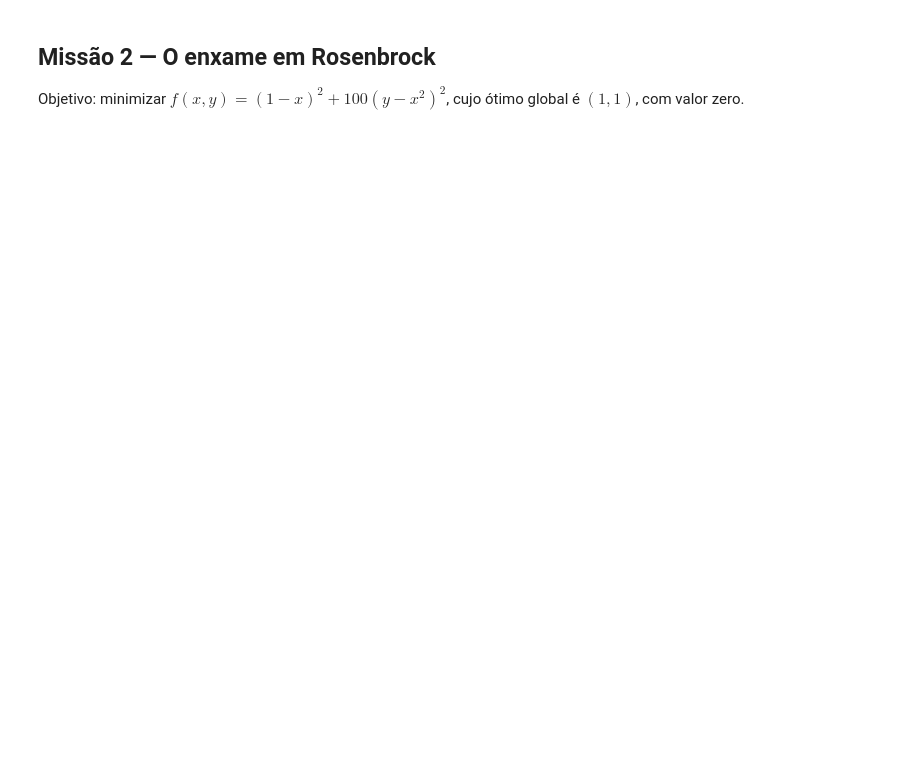
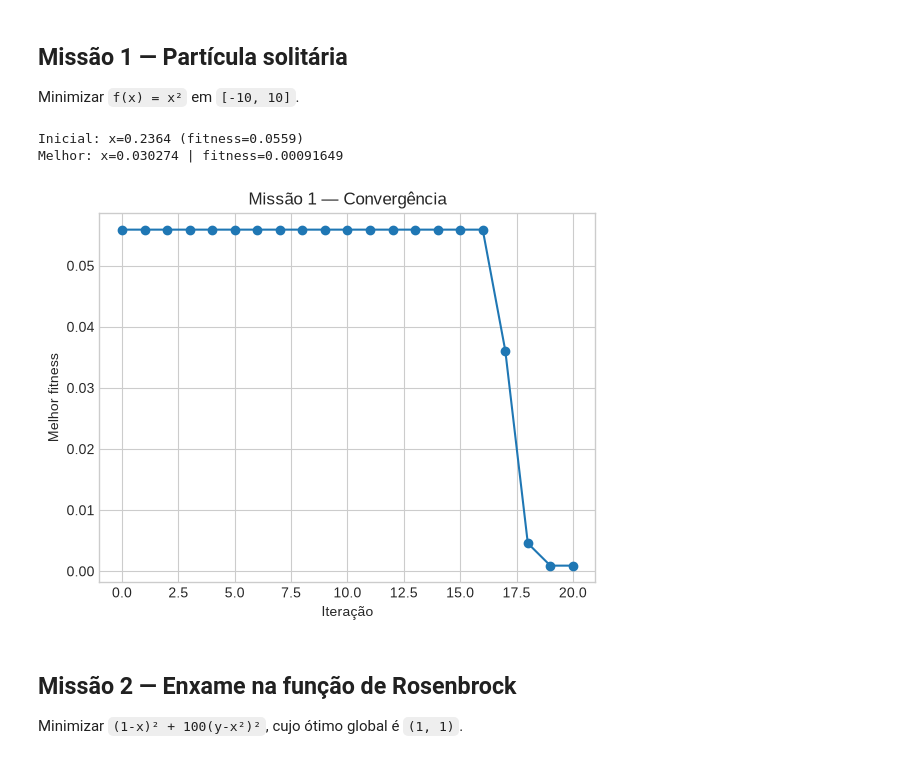
Before and after one commit to joao7719/CIAO_ECO_2026, a Jupyter notebook: AULA_05/atividades_aula05.ipynb, the cells around one changed output. Saved outputs shown, nothing was run; the diff lists cells and outputs as text; code cells hidden in the pictures; blank space fills up the shorter version.

```diff
--- a/AULA_05/atividades_aula05.ipynb
+++ b/AULA_05/atividades_aula05.ipynb
@@ -73,4 +11,35 @@ Resultado: melhor posição = 7.46272377; melhor fitness = 55.6922460982; erro =
+# %% [markdown]
+## Missão 1 — Partícula solitária
+
+Minimizar `f(x) = x²` em `[-10, 10]`.
+# %%
+rng = np.random.default_rng(1)
+W, C1, C2, LIMITE = 0.8, 1.5, 1.5, 10
+
+def f(x): return x**2
+
+pos = rng.uniform(-LIMITE, LIMITE)
+vel = rng.uniform(-1, 1)
+pbest, pbest_f = pos, f(pos)
+gbest, gbest_f = pos, f(pos)
+hist = [gbest_f]
+
+for _ in range(20):
+    vel = W*vel + C1*rng.random()*(pbest-pos) + C2*rng.random()*(gbest-pos)
+    pos = np.clip(pos+vel, -LIMITE, LIMITE)
+    atual = f(pos)
+    if atual < pbest_f: pbest, pbest_f = pos, atual
+    if atual < gbest_f: gbest, gbest_f = pos, atual
+    hist.append(gbest_f)
+
+print(f"Inicial: x={hist[0]**0.5:.4f} (fitness={hist[0]:.4f})")
+print(f"Melhor: x={gbest:.6f} | fitness={gbest_f:.8f}")
+plt.plot(hist, marker='o'); plt.title('Missão 1 — Convergência'); plt.xlabel('Iteração'); plt.ylabel('Melhor fitness'); plt.show()
+# %% [output]
+Inicial: x=0.2364 (fitness=0.0559)
+Melhor: x=0.030274 | fitness=0.00091649
+[figure, added]
 # %% [markdown]
-## Missão 2 — O enxame em Rosenbrock
+## Missão 2 — Enxame na função de Rosenbrock
 
-Objetivo: minimizar $f(x,y)=(1-x)^2+100(y-x^2)^2$, cujo ótimo global é $(1,1)$, com valor zero.
+Minimizar `(1-x)² + 100(y-x²)²`, cujo ótimo global é `(1, 1)`.
```
Also changed, not shown: parts of 14 cells of this notebook, 1 other file.
